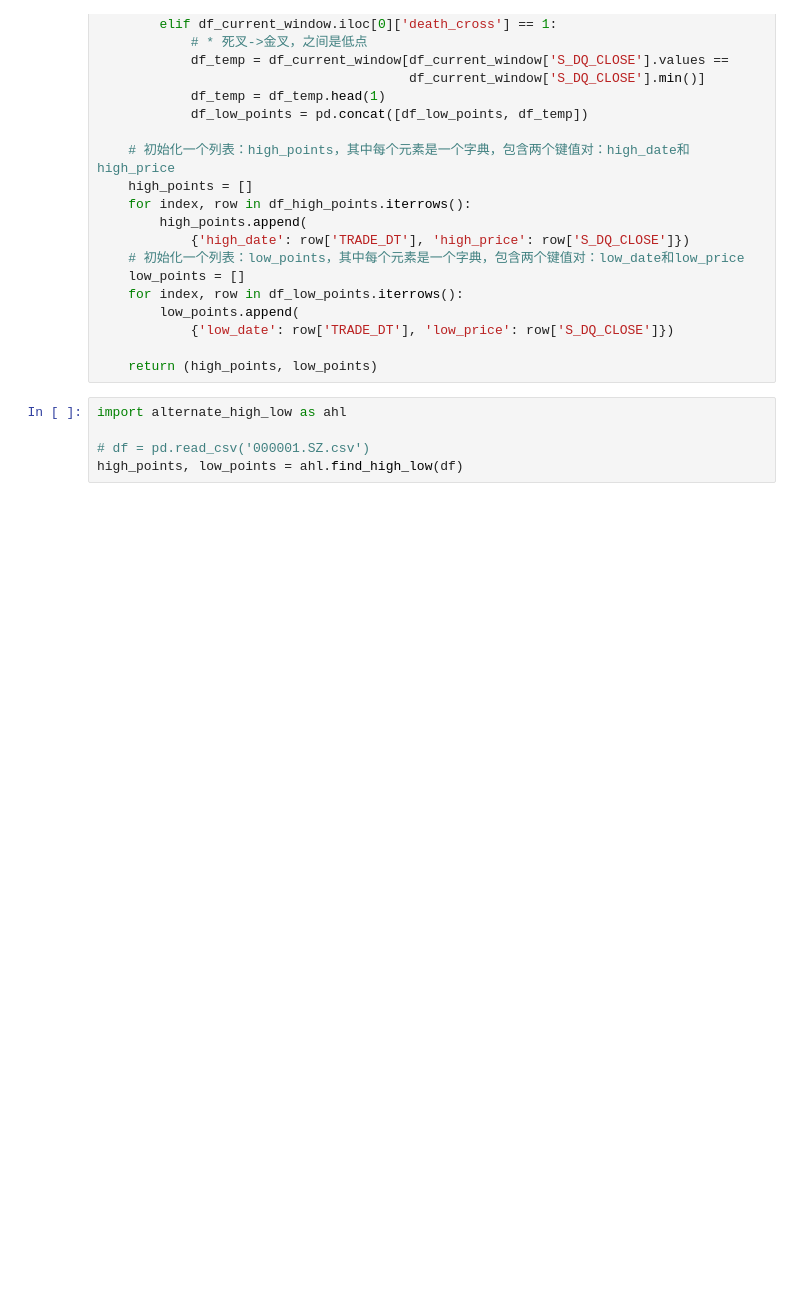
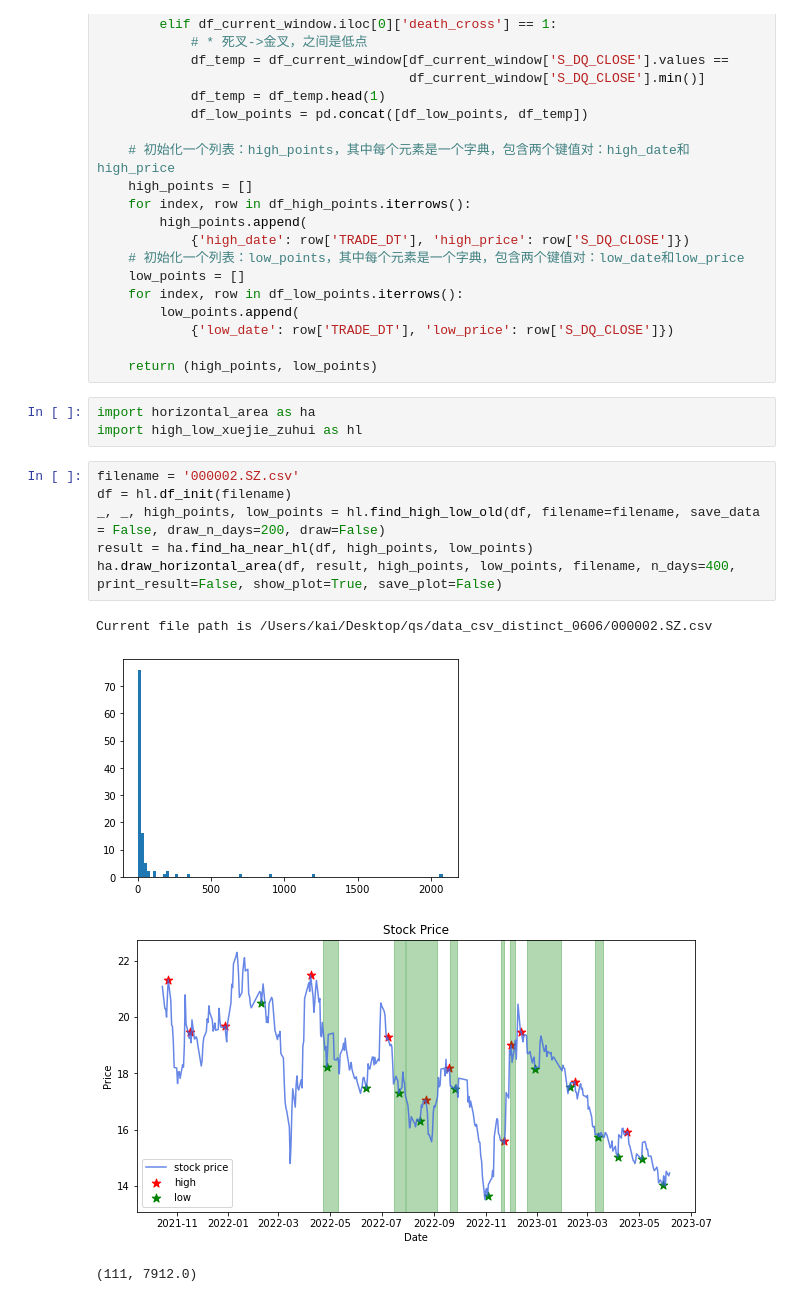
Before and after one commit to QsbpGroup/quant-stat-baby-project, a Jupyter notebook: 1.ipynb, the cells around one changed output. Drawn from its saved outputs; the diff is of its cells as text; blank space fills up the shorter version.

```diff
--- a/1.ipynb
+++ b/1.ipynb
@@ -121,8 +103,17 @@ def find_high_low_xuemei(df):
             {'low_date': row['TRADE_DT'], 'low_price': row['S_DQ_CLOSE']})
 
     return (high_points, low_points)
-# %%
-import alternate_high_low as ahl
-
-# df = pd.read_csv('000001.SZ.csv')
-high_points, low_points = ahl.find_high_low(df)
+# %%
+import horizontal_area as ha
+import high_low_xuejie_zuhui as hl
+# %%
+filename = '000002.SZ.csv'
+df = hl.df_init(filename)
+_, _, high_points, low_points = hl.find_high_low_old(df, filename=filename, save_data = False, draw_n_days=200, draw=False)
+result = ha.find_ha_near_hl(df, high_points, low_points)
+ha.draw_horizontal_area(df, result, high_points, low_points, filename, n_days=400, print_result=False, show_plot=True, save_plot=False)
+# %% [output]
+Current file path is /Users/kai/Desktop/qs/data_csv_distinct_0606/000002.SZ.csv
+[figure, added]
+[figure, added]
+(111, 7912.0)
```
Also changed, not shown: parts of 4 cells of this notebook, 5 other files.
